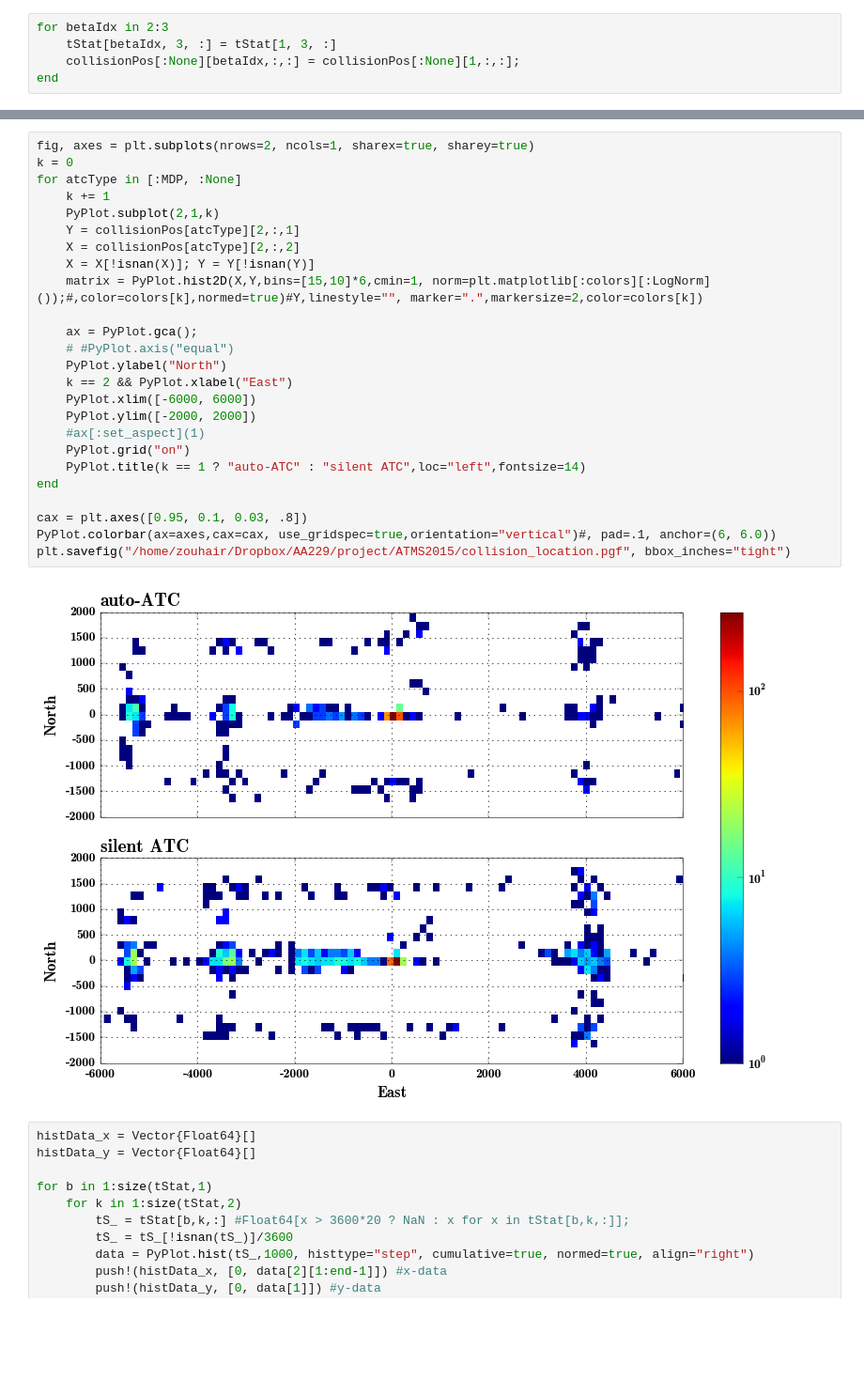
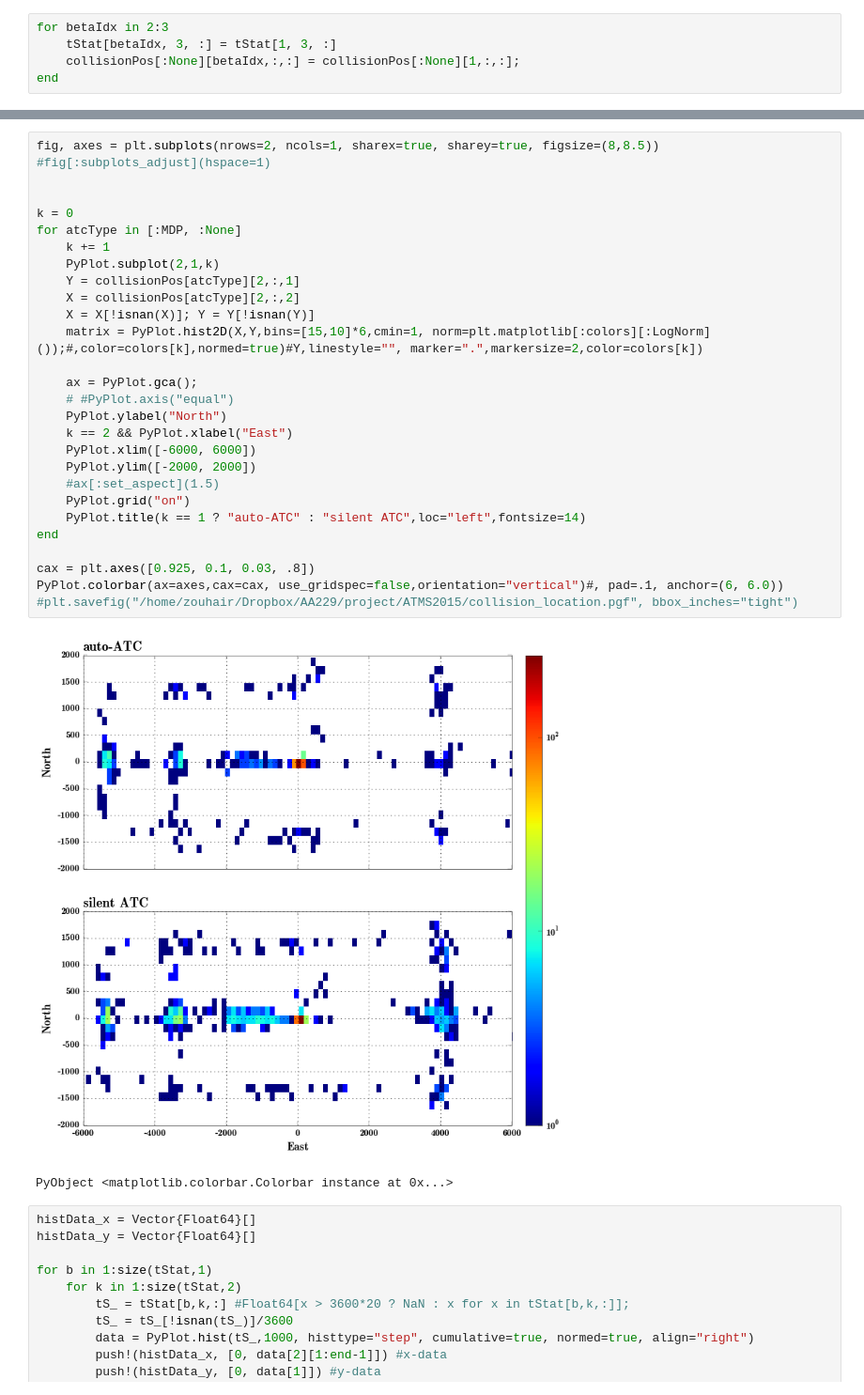
Before and after one commit to sisl/autoATC, a Jupyter notebook: 3dsim.ipynb, the cells around one changed output, grey strips where cells are left out. Shown at 94% size. Cells and saved outputs as stored; diff of their text form; blank space fills up the shorter version.

Commit message:
fixed plot

```diff
--- a/3dsim.ipynb
+++ b/3dsim.ipynb
@@ -183,30 +183,34 @@ elapsed time: 0.016295136 seconds (30620 bytes allocated)
 # %%
-fig, axes = plt.subplots(nrows=2, ncols=1, sharex=true, sharey=true)
+fig, axes = plt.subplots(nrows=2, ncols=1, sharex=true, sharey=true, figsize=(8,8.5))
+#fig[:subplots_adjust](hspace=1)
+
+
 k = 0
 for atcType in [:MDP, :None]
     k += 1
     PyPlot.subplot(2,1,k)
     Y = collisionPos[atcType][2,:,1]
     X = collisionPos[atcType][2,:,2]
     X = X[!isnan(X)]; Y = Y[!isnan(Y)]
     matrix = PyPlot.hist2D(X,Y,bins=[15,10]*6,cmin=1, norm=plt.matplotlib[:colors][:LogNorm]());#,color=colors[k],normed=true)#Y,linestyle="", marker=".",markersize=2,color=colors[k])
 
     ax = PyPlot.gca();
     # #PyPlot.axis("equal")
     PyPlot.ylabel("North")
     k == 2 && PyPlot.xlabel("East")
     PyPlot.xlim([-6000, 6000])
     PyPlot.ylim([-2000, 2000])
-    #ax[:set_aspect](1)
+    #ax[:set_aspect](1.5)
     PyPlot.grid("on")
     PyPlot.title(k == 1 ? "auto-ATC" : "silent ATC",loc="left",fontsize=14)
 end
 
-cax = plt.axes([0.95, 0.1, 0.03, .8])
-PyPlot.colorbar(ax=axes,cax=cax, use_gridspec=true,orientation="vertical")#, pad=.1, anchor=(6, 6.0))
-plt.savefig("/home/zouhair/Dropbox/AA229/project/ATMS2015/collision_location.pgf", bbox_inches="tight")
+cax = plt.axes([0.925, 0.1, 0.03, .8])
+PyPlot.colorbar(ax=axes,cax=cax, use_gridspec=false,orientation="vertical")#, pad=.1, anchor=(6, 6.0))
+#plt.savefig("/home/zouhair/Dropbox/AA229/project/ATMS2015/collision_location.pgf", bbox_inches="tight")
 # %% [output]
-[figure, old version]
+[figure, new version]
+PyObject <matplotlib.colorbar.Colorbar instance at 0x...>
 # %%
 histData_x = Vector{Float64}[]
 histData_y = Vector{Float64}[]
```
Also changed, not shown: parts of 1 cell of this notebook.
